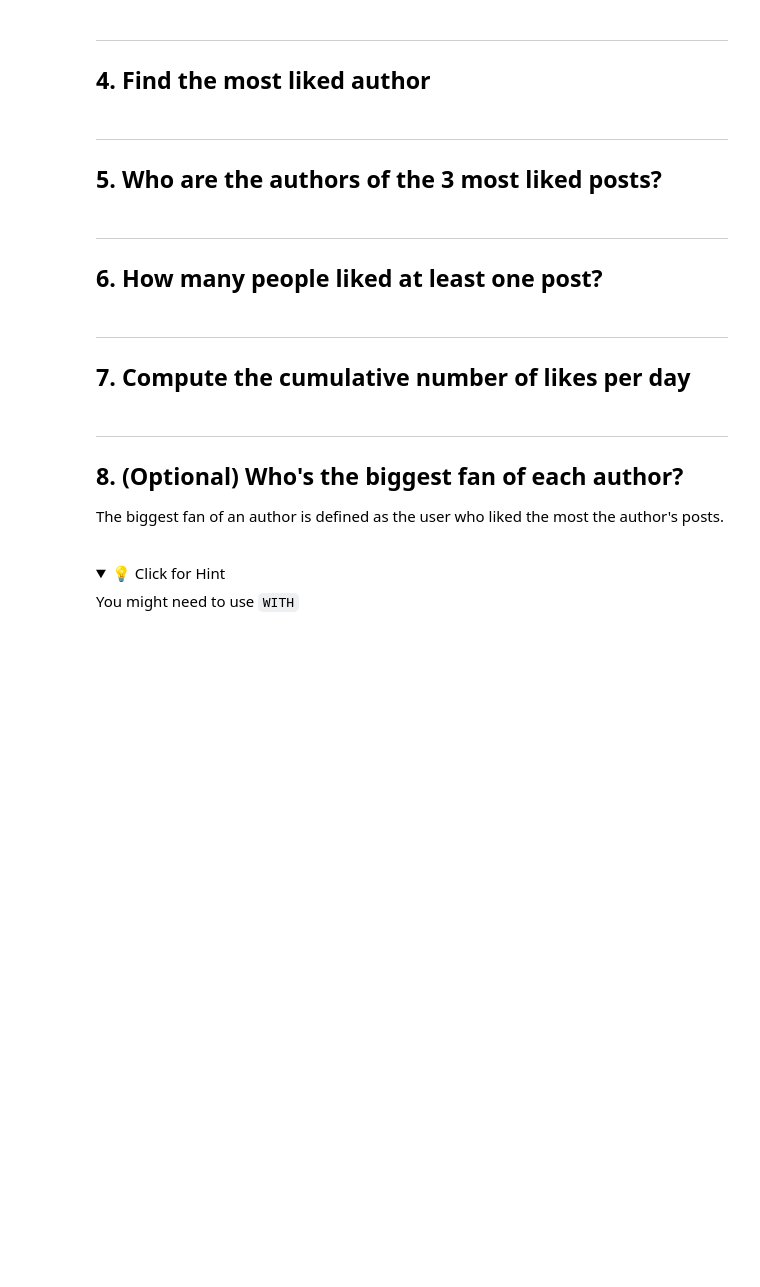
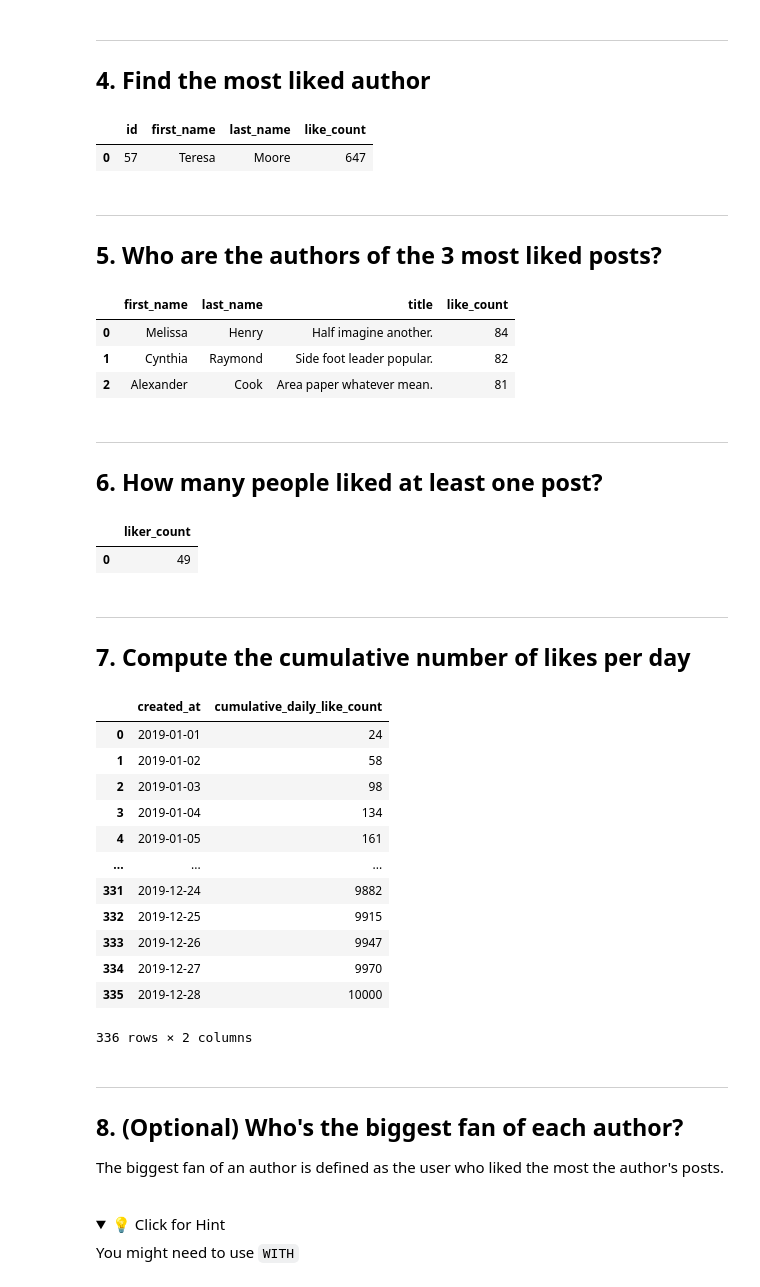
Before and after one commit to magrousseau/sql_advanced_recap, a Jupyter notebook: recap.ipynb, the cells around one changed output. Cells and saved outputs as stored; diff of their text form; code cells hidden in the pictures; folded sections open; blank space fills up the shorter version.

```diff
--- a/recap.ipynb
+++ b/recap.ipynb
@@ -77,3 +103,18 @@ pd.read_sql_query(query, conn)
+# %%
+query = """
+    SELECT users.id, users.first_name, users.last_name, count(*) AS like_count
+    FROM posts
+    JOIN likes ON posts.id = likes.post_id
+    JOIN users ON posts.user_id = users.id
+    GROUP BY users.id
+    ORDER BY like_count DESC
+    LIMIT 1
+"""
+
+pd.read_sql_query(query, conn)
+# %% [output]
+|  | id | first_name | last_name | like_count |
+| 0 | 57 | Teresa | Moore | 647 |
 # %% [markdown]
 ---
 ## 5. Who are the authors of the 3 most liked posts?
@@ -86,12 +121,37 @@ pd.read_sql_query(query, conn)
+# %%
+query = """
+    WITH three_most_liked_post AS (
+        SELECT posts.title, posts.user_id, count(*) AS like_count
+        FROM likes
+        JOIN posts ON posts.id = likes.post_id
+        GROUP BY post_id
+        ORDER BY like_count DESC
+        LIMIT 3
+    )
+    SELECT users.first_name, users.last_name, three_most_liked_post.title, like_count
+    FROM three_most_liked_post
+    JOIN users ON three_most_liked_post.user_id = users.id
+"""
+
+pd.read_sql_query(query, conn)
+# %% [output]
+|  | first_name | last_name | title | like_count |
+| 0 | Melissa | Henry | Half imagine another. | 84 |
+| 1 | Cynthia | Raymond | Side foot leader popular. | 82 |
+| 2 | Alexander | Cook | Area paper whatever mean. | 81 |
 # %% [markdown]
 ---
 ## 6. How many people liked at least one post?
 # %%
 query = """
-
+   SELECT Count(DISTINCT user_id) AS liker_count
+   FROM Likes
 """
 
 pd.read_sql_query(query, conn)
+# %% [output]
+|  | liker_count |
+| 0 | 49 |
 # %% [markdown]
 ---
 ## 7. Compute the cumulative number of likes per day
@@ -104,3 +158,29 @@ pd.read_sql_query(query, conn)
+# %%
+query = """
+SELECT
+    created_at,
+    SUM(Count(*)) OVER(
+        ORDER BY created_at
+    ) AS cumulative_daily_like_count
+FROM likes
+GROUP BY created_at
+"""
+
+pd.read_sql_query(query, conn)
+# %% [output]
+|  | created_at | cumulative_daily_like_count |
+| 0 | 2019-01-01 | 24 |
+| 1 | 2019-01-02 | 58 |
+| 2 | 2019-01-03 | 98 |
+| 3 | 2019-01-04 | 134 |
+| 4 | 2019-01-05 | 161 |
+| ... | ... | ... |
+| 331 | 2019-12-24 | 9882 |
+| 332 | 2019-12-25 | 9915 |
+| 333 | 2019-12-26 | 9947 |
+| 334 | 2019-12-27 | 9970 |
+| 335 | 2019-12-28 | 10000 |
+336 rows × 2 columns
 # %% [markdown]
 ---
 ## 8. (Optional) Who's the biggest fan of each author?
```
Also changed, not shown: parts of 9 cells of this notebook.
